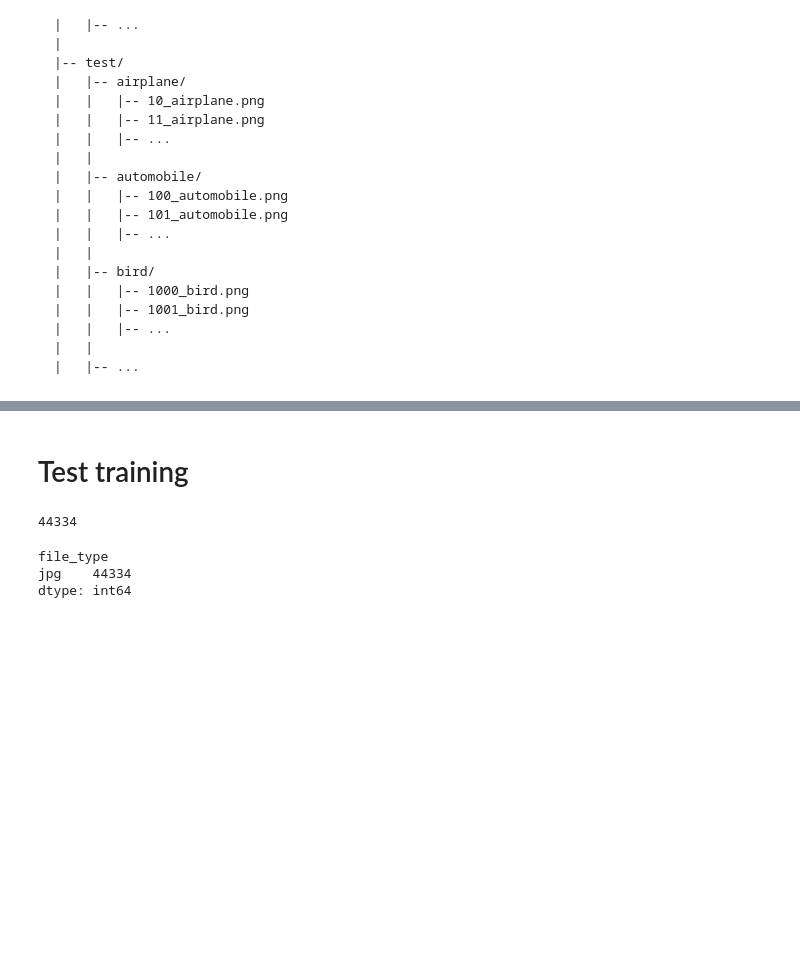
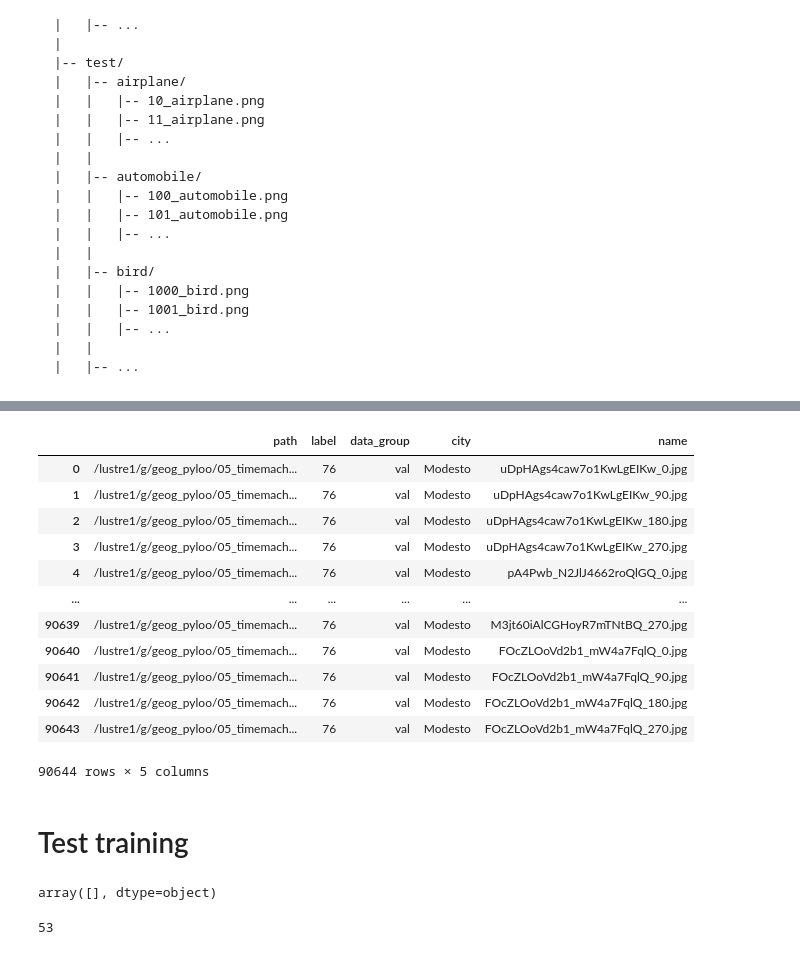
Before and after one commit to brookefzy/uvi-time-machine, a Jupyter notebook: _script/A-city-never-was/B1_data_prepare_yolo.ipynb, the cells around one changed output, grey strips where cells are left out. Saved outputs shown, nothing was run; the diff lists cells and outputs as text; code cells hidden in the pictures; blank space fills up the shorter version.

```diff
--- a/_script/A-city-never-was/B1_data_prepare_yolo.ipynb
+++ b/_script/A-city-never-was/B1_data_prepare_yolo.ipynb
@@ -43,3 +112,19 @@ cifar-10-/
+# %%
+temp
+# %% [output]
+|  | path | label | data_group | city | name |
+| 0 | /lustre1/g/geog_pyloo/05_timemach... | 76 | val | Modesto | uDpHAgs4caw7o1KwLgEIKw_0.jpg |
+| 1 | /lustre1/g/geog_pyloo/05_timemach... | 76 | val | Modesto | uDpHAgs4caw7o1KwLgEIKw_90.jpg |
+| 2 | /lustre1/g/geog_pyloo/05_timemach... | 76 | val | Modesto | uDpHAgs4caw7o1KwLgEIKw_180.jpg |
+| 3 | /lustre1/g/geog_pyloo/05_timemach... | 76 | val | Modesto | uDpHAgs4caw7o1KwLgEIKw_270.jpg |
+| 4 | /lustre1/g/geog_pyloo/05_timemach... | 76 | val | Modesto | pA4Pwb_N2JlJ4662roQlGQ_0.jpg |
+| ... | ... | ... | ... | ... | ... |
+| 90639 | /lustre1/g/geog_pyloo/05_timemach... | 76 | val | Modesto | M3jt60iAlCGHoyR7mTNtBQ_270.jpg |
+| 90640 | /lustre1/g/geog_pyloo/05_timemach... | 76 | val | Modesto | FOcZLOoVd2b1_mW4a7FqlQ_0.jpg |
+| 90641 | /lustre1/g/geog_pyloo/05_timemach... | 76 | val | Modesto | FOcZLOoVd2b1_mW4a7FqlQ_90.jpg |
+| 90642 | /lustre1/g/geog_pyloo/05_timemach... | 76 | val | Modesto | FOcZLOoVd2b1_mW4a7FqlQ_180.jpg |
+| 90643 | /lustre1/g/geog_pyloo/05_timemach... | 76 | val | Modesto | FOcZLOoVd2b1_mW4a7FqlQ_270.jpg |
+90644 rows × 5 columns
 # %%
 import os
 import shutil
@@ -104,17 +176,21 @@ for folder in ['train', 'test']:
 # %%
 import os
 import glob
+import pandas as pd
 YOLOFOLDER = "/lustre1/g/geog_pyloo/05_timemachine/_transformed/t_classifier_img_yolo8"
 files = glob.glob(YOLOFOLDER+'/*/*/*')
-files
+
+df = pd.DataFrame({'path':files})
+df['file_type'] = df['path'].apply(lambda x: x.split("/")[-1].split(".")[-1])
+df['folder'] = df['path'].apply(lambda x: x.split("/")[-2])
+df['group'] = df['path'].apply(lambda x: x.split("/")[-3])
+df['name'] = df['path'].apply(lambda x: x.split("/")[-1])
-# %% [output]
-44334
-# %%
-import pandas as pd
-df = pd.DataFrame({'path':files})
-df['file_type'] = df['path'].apply(lambda x: x.split("/")[-1].split(".")[-1])
-df.groupby('file_type').size()
-# %% [output]
-file_type
-jpg    44334
-dtype: int64
+# %%
+summary = df.groupby(['group','folder']).size().reset_index().rename(columns = {0:'count'})
+summary[(summary['count']<1000)&(summary['group']=='test')]['folder'].unique()
+# %% [output]
+array([], dtype=object)
+# %%
+summary[(summary['count']<10000)&(summary['group']=='train')]['folder'].nunique()
+# %% [output]
+53
```
Also changed, not shown: parts of 11 cells of this notebook, 19 other files.
